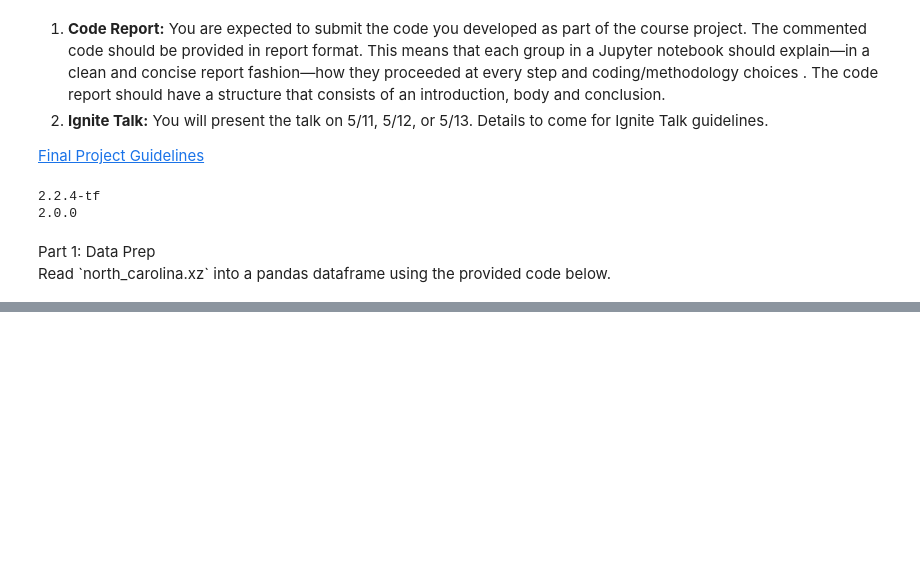
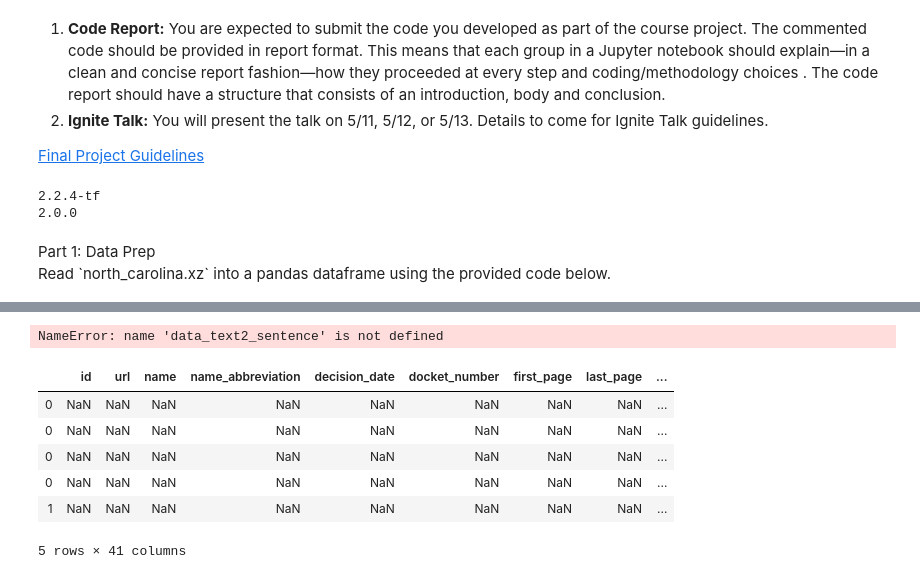
Before and after one commit to gufranpathan/case_law_g45, a Jupyter notebook: cs109b_FP.ipynb, the cells around one changed output, grey strips where cells are left out. Cells and saved outputs as stored; diff of their text form; code cells hidden in the pictures; blank space fills up the shorter version.

```diff
--- a/cs109b_FP.ipynb
+++ b/cs109b_FP.ipynb
@@ -337,0 +257,19 @@ BeautifulSoup(data_2015[data_2015.id==4317084]['casebody.data'].iloc[0], 'xml').
+# %%
+data_text0_sentence['casebody.data.opinions.sentence0'] = text0_sentence.values
+data_text1_sentence['casebody.data.opinions.sentence1'] = text1_sentence.values
+data_text2_sentence['casebody.data.opinions.sentence2'] = text2_sentence.values
+data_text3_sentence['casebody.data.opinions.sentence3'] = text3_sentence.values
+data_text4_sentence['casebody.data.opinions.sentence4'] = text4_sentence.values
+data_text5_sentence['casebody.data.opinions.sentence5'] = text5_sentence.values
+# %% [output]
+NameError: name 'data_text2_sentence' is not defined
+# %%
+data_text0_sentence.head()
+# %% [output]
+|  | id | url | name | name_abbreviation | decision_date | docket_number | first_page | last_page | ... |
+| 0 | NaN | NaN | NaN | NaN | NaN | NaN | NaN | NaN | ... |
+| 0 | NaN | NaN | NaN | NaN | NaN | NaN | NaN | NaN | ... |
+| 0 | NaN | NaN | NaN | NaN | NaN | NaN | NaN | NaN | ... |
+| 0 | NaN | NaN | NaN | NaN | NaN | NaN | NaN | NaN | ... |
+| 1 | NaN | NaN | NaN | NaN | NaN | NaN | NaN | NaN | ... |
+5 rows × 41 columns
```
Also changed, not shown: parts of 39 cells of this notebook.
